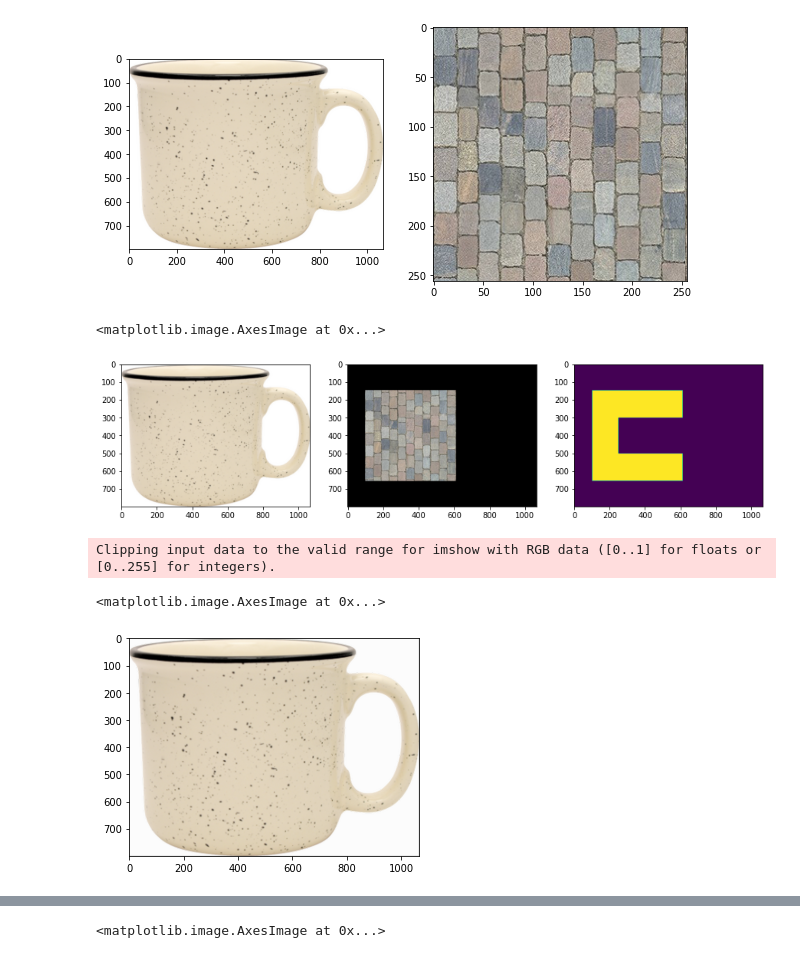
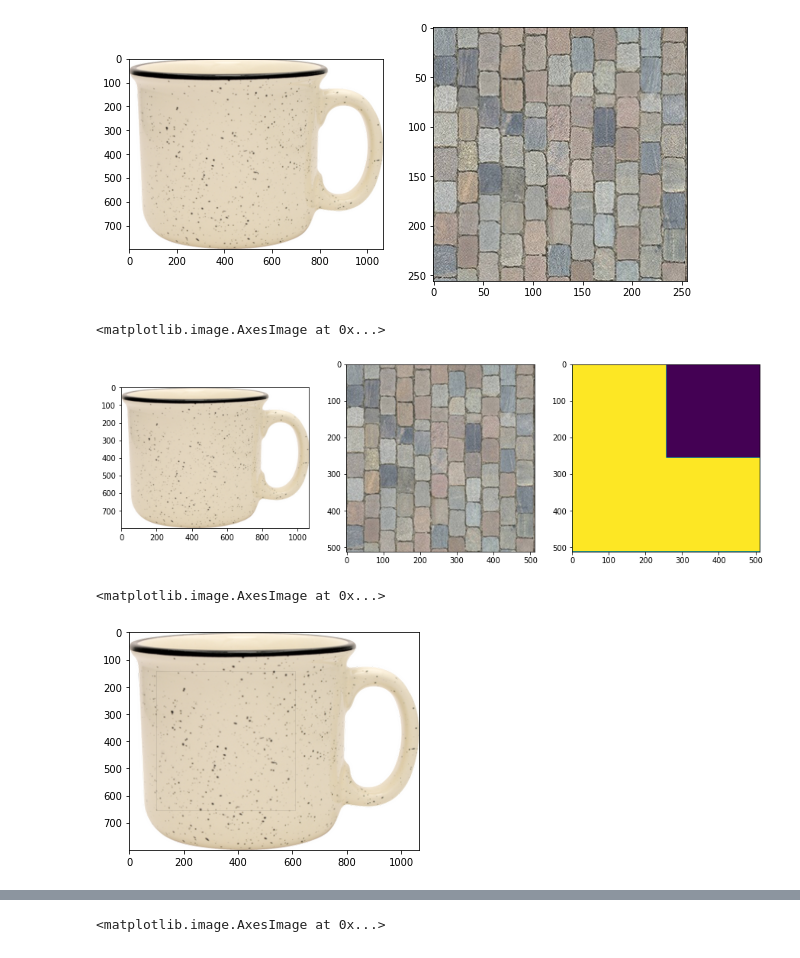
Before and after one commit to matt-baugh/pytorch-poisson-image-editing, a Jupyter notebook: examples.ipynb, the cells around one changed output, grey strips where cells are left out. Cells and saved outputs as stored; diff of their text form; code cells hidden in the pictures.

Commit message:
Switch to limited ROI (like OpenCV)

```diff
--- a/examples.ipynb
+++ b/examples.ipynb
@@ -28,29 +28,28 @@ ax[1].imshow(img_2)
 # %%
 target = TF.to_tensor(img_1)
 
-source = torch.zeros_like(target)
-source[:, 144:656, 100:612] = TF.resize(TF.to_tensor(img_2), (512, 512))
+source = TF.resize(TF.to_tensor(img_2), [512, 512])
 
-mask = torch.zeros(target.shape[1:])
-mask[144:656, 100:612] = 1
-mask[300:500, 250:612] = 0
-mask = torch.from_numpy(binary_erosion(mask)).float()
+corner_coord = torch.tensor([144, 100])
+
+mask = torch.zeros(source.shape[1:])
+mask[1:-1, 1:-1] = 1
+mask[:256, 256:512] = 0
 
 fig, ax = plt.subplots(ncols=3, figsize=(15, 5))
 ax[0].imshow(torch.movedim(target, 0, -1))
 ax[1].imshow(torch.movedim(source, 0, -1))
 ax[2].imshow(mask)
 # %% [output]
 <matplotlib.image.AxesImage at 0x...>
-[figure, old version]
+[figure, new version]
 # %%
-res = pietorch.blend(target, source, torch.zeros(target.shape[1:]), True, channels_dim=0)
+res = pietorch.blend(target, source, torch.zeros(source.shape[1:]), corner_coord, True, channels_dim=0)
 
 
 plt.imshow(torch.movedim(res, 0, -1))
 # %% [output]
-Clipping input data to the valid range for imshow with RGB data ([0..1] for floats or [0..255] for integers).
+<matplotlib.image.AxesImage at 0x...>
-<matplotlib.image.AxesImage at 0x...>
 [figure]
 # %%
 fig, ax = plt.subplots(ncols=3, figsize=(15, 5))
```
Also changed, not shown: parts of 6 cells of this notebook, 1 other file.
